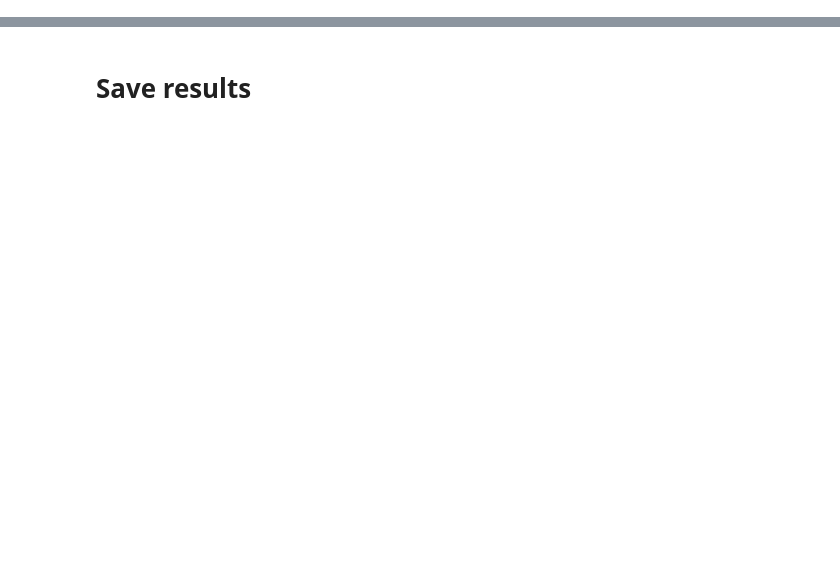
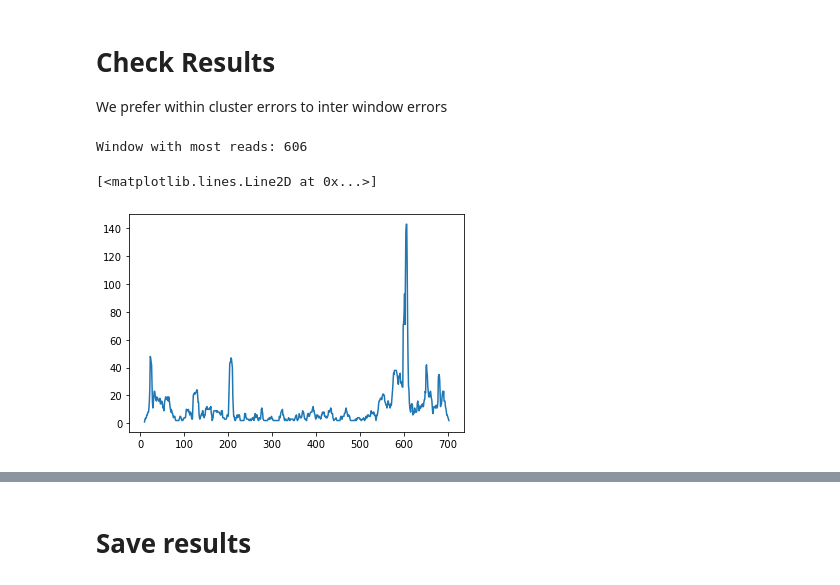
Before and after one commit to aretiandev/bioliquid-nanopore, a Jupyter notebook: 5_read_assignment.ipynb, the cells around one changed output, grey strips where cells are left out. Saved outputs shown, nothing was run; the diff lists cells and outputs as text; code cells hidden in the pictures; blank space fills up the shorter version.

Commit message:
Improve and finish read_assignment
Fixes bug where NaNs were showing up in results. Adds script to write to
two bam files.

```diff
--- a/5_read_assignment.ipynb
+++ b/5_read_assignment.ipynb
@@ -35,0 +13,16 @@ def propogate_assignment_1(read):
+# %%
+# Load read_clusters
+
+chromosomeID = 'chr17'
+# results_file = pd.read_csv(f"../data/processed/{chromosomeID}_read_clusters_5000_1000_200iter.txt")
+# results_file = pd.read_csv(f"../data/processed/{chromosomeID}_read_clusters_10000_3000_200iter.txt")
+results_file = pd.read_csv(f"../data/run1/processed/{chromosomeID}_read_clusters_10000_3000.txt")
+results_file.columns = ['ID', 'kmeans_cls2', 'window_num']
+
+# Load Nanopore Reads
+reads_filename = 'run1_chr17_pompe_reads_nogaps'
+nanopore_reads = pd.read_csv(f"../data/run1/processed/{reads_filename}.csv") # load nanopore reads with padded sequences and other attribute data
+
+# Add column(s)
+nanopore_reads['individual'] = np.nan
+results_file['individual'] = np.nan
@@ -92,0 +217,12 @@ for window in results_file['window_num'].unique: # iterate through instances of
+# %% [markdown]
+# Check Results
+
+We prefer within cluster errors to inter window errors
+# %%
+# Window with most reads
+print(f"Window with most reads: {results_file.groupby('window_num').count()['ID'].idxmax()}")
+plt.plot(results_file.groupby('window_num').count()['ID'])
+# %% [output]
+Window with most reads: 606
+[<matplotlib.lines.Line2D at 0x...>]
+[figure, added]
```
Also changed, not shown: parts of 27 cells of this notebook.
